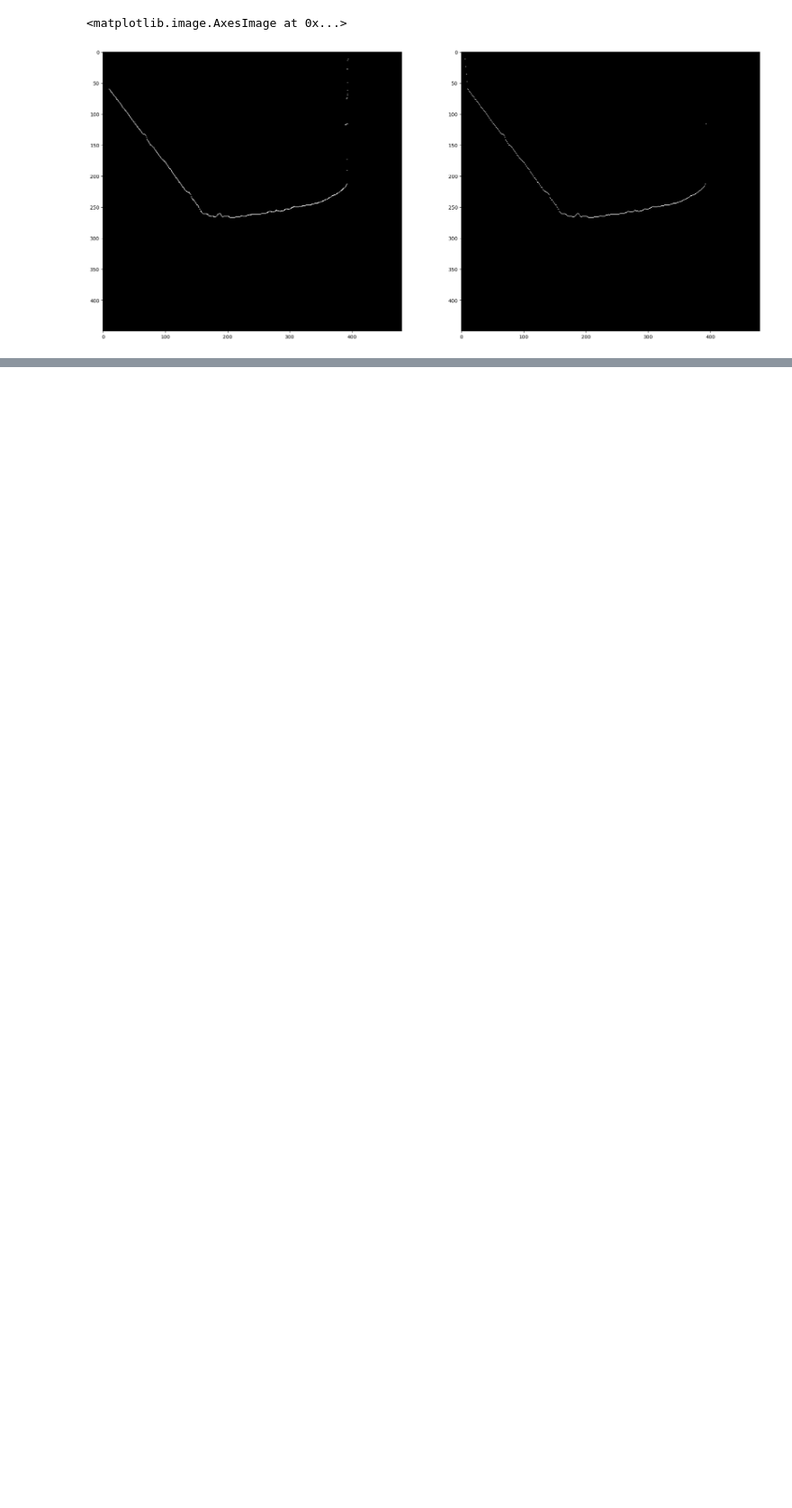
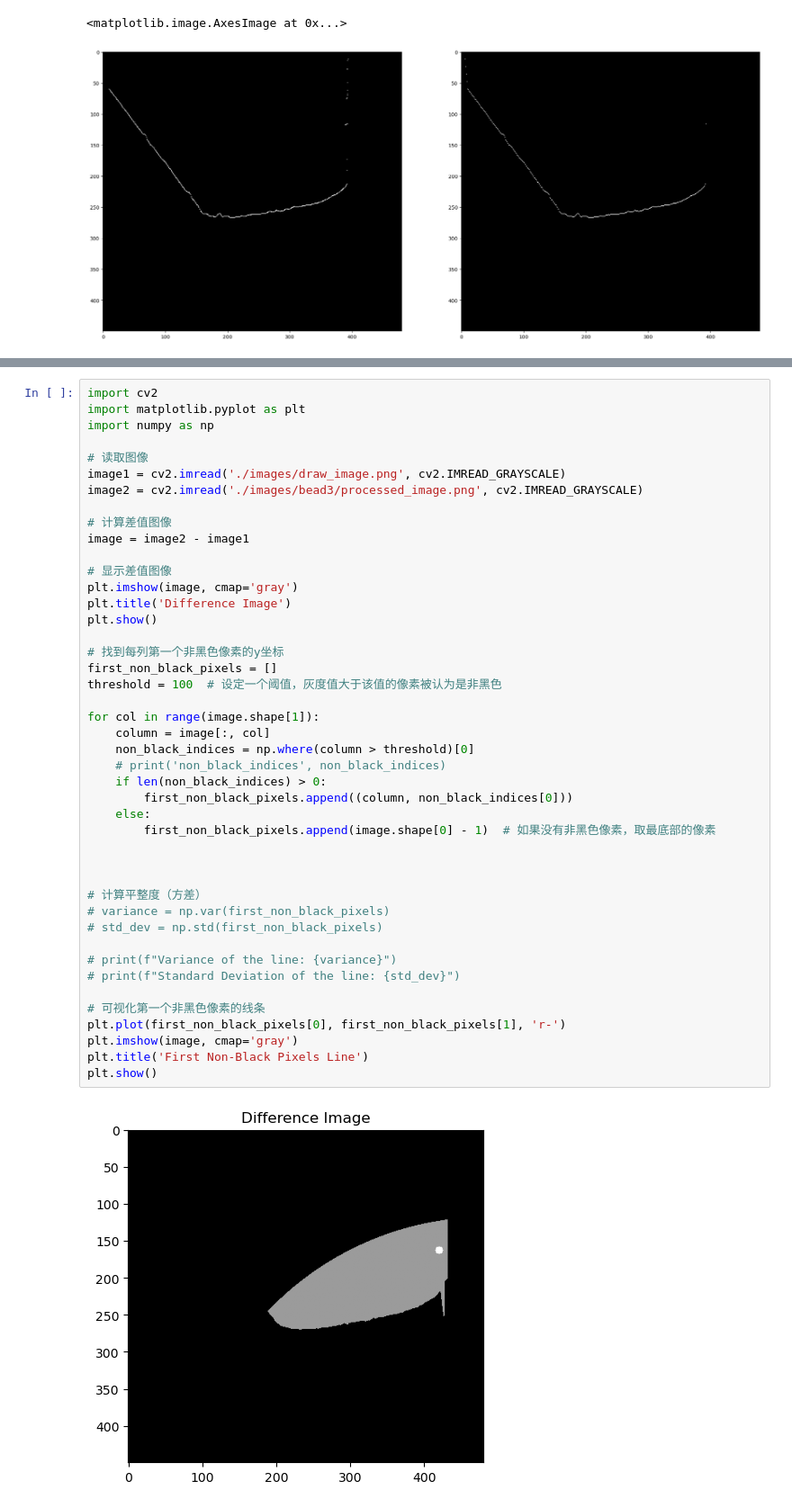
Before and after one commit to kevin529520/QT_ADAP, a Jupyter notebook: imageProcess.ipynb, the cells around one changed output, grey strips where cells are left out. Shown at 90% size. Saved outputs shown, nothing was run; the diff lists cells and outputs as text; blank space fills up the shorter version.

```diff
--- a/imageProcess.ipynb
+++ b/imageProcess.ipynb
@@ -155,0 +165,46 @@ plt.imshow(image, cmap='gray')
+# %%
+import cv2
+import matplotlib.pyplot as plt
+import numpy as np
+
+# 读取图像
+image1 = cv2.imread('./images/draw_image.png', cv2.IMREAD_GRAYSCALE)
+image2 = cv2.imread('./images/bead3/processed_image.png', cv2.IMREAD_GRAYSCALE)
+
+# 计算差值图像
+image = image2 - image1
+
+# 显示差值图像
+plt.imshow(image, cmap='gray')
+plt.title('Difference Image')
+plt.show()
+
+# 找到每列第一个非黑色像素的y坐标
+first_non_black_pixels = []
+threshold = 100  # 设定一个阈值，灰度值大于该值的像素被认为是非黑色
+
+for col in range(image.shape[1]):
+    column = image[:, col]
+    non_black_indices = np.where(column > threshold)[0]
+    # print('non_black_indices', non_black_indices)
+    if len(non_black_indices) > 0:
+        first_non_black_pixels.append((column, non_black_indices[0]))
+    else:
+        first_non_black_pixels.append(image.shape[0] - 1)  # 如果没有非黑色像素，取最底部的像素
+
+
+
+# 计算平整度（方差）
+# variance = np.var(first_non_black_pixels)
+# std_dev = np.std(first_non_black_pixels)
+
+# print(f"Variance of the line: {variance}")
+# print(f"Standard Deviation of the line: {std_dev}")
+
+# 可视化第一个非黑色像素的线条
+plt.plot(first_non_black_pixels[0], first_non_black_pixels[1], 'r-')
+plt.imshow(image, cmap='gray')
+plt.title('First Non-Black Pixels Line')
+plt.show()
+# %% [output]
+[figure, added]
```
Also changed, not shown: parts of 5 cells of this notebook, 5 other files.
